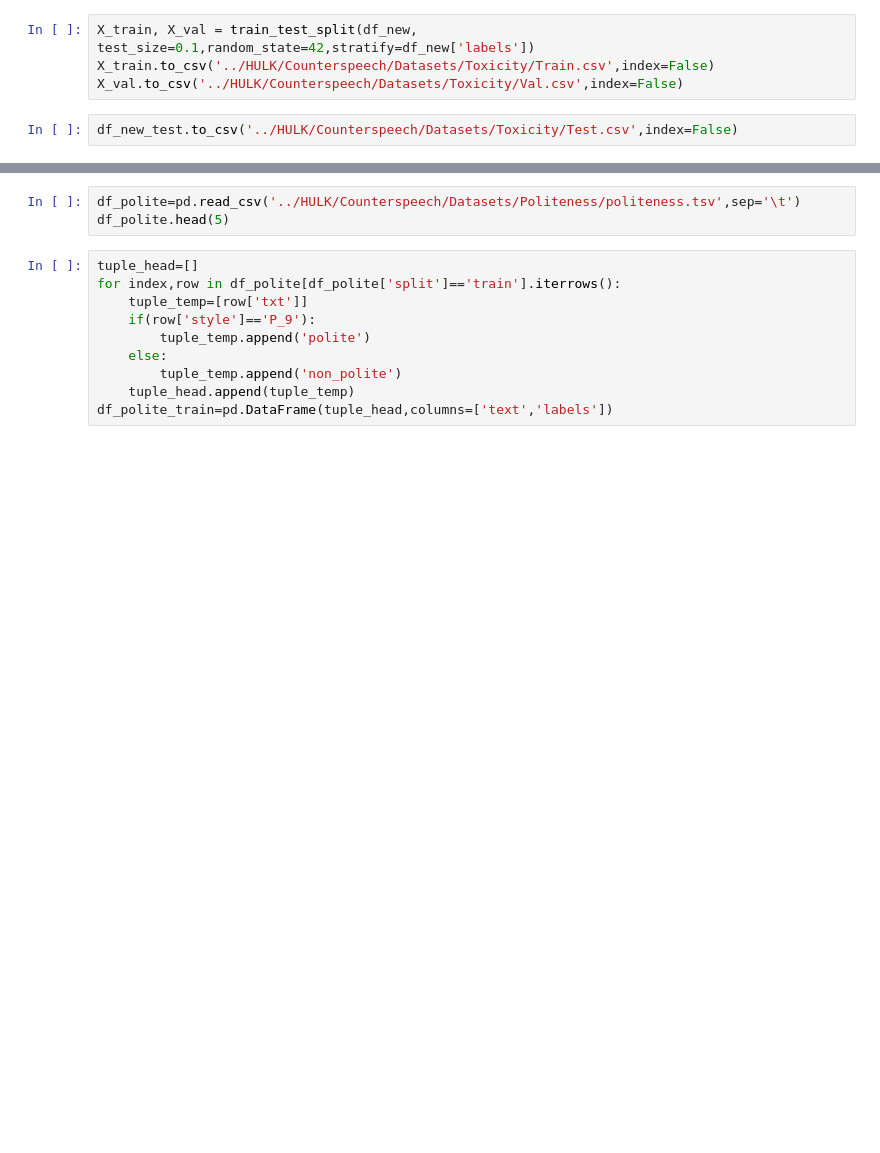
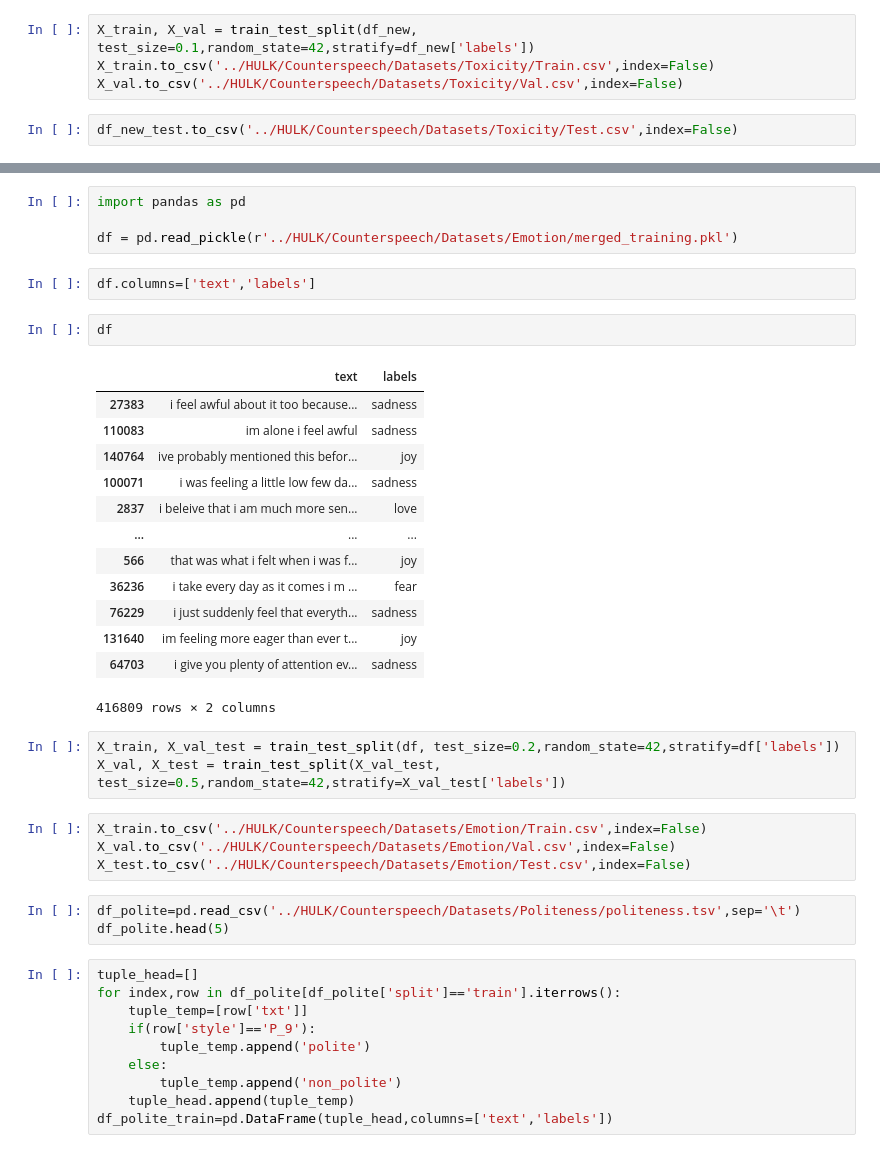
Before and after one commit to hate-alert/CounterGEDI, a Jupyter notebook: Create_training_data.ipynb, the cells around one changed output, grey strips where cells are left out. Cells and saved outputs as stored; diff of their text form; blank space fills up the shorter version.

```diff
--- a/Create_training_data.ipynb
+++ b/Create_training_data.ipynb
@@ -53,3 +109,32 @@ len(X_val)
+# %%
+import pandas as pd
+
+df = pd.read_pickle(r'../HULK/Counterspeech/Datasets/Emotion/merged_training.pkl')
+# %%
+df.columns=['text','labels']
+# %%
+df
+# %% [output]
+|  | text | labels |
+| 27383 | i feel awful about it too because... | sadness |
+| 110083 | im alone i feel awful | sadness |
+| 140764 | ive probably mentioned this befor... | joy |
+| 100071 | i was feeling a little low few da... | sadness |
+| 2837 | i beleive that i am much more sen... | love |
+| ... | ... | ... |
+| 566 | that was what i felt when i was f... | joy |
+| 36236 | i take every day as it comes i m ... | fear |
+| 76229 | i just suddenly feel that everyth... | sadness |
+| 131640 | im feeling more eager than ever t... | joy |
+| 64703 | i give you plenty of attention ev... | sadness |
+416809 rows × 2 columns
+# %%
+X_train, X_val_test = train_test_split(df, test_size=0.2,random_state=42,stratify=df['labels'])
+X_val, X_test = train_test_split(X_val_test, test_size=0.5,random_state=42,stratify=X_val_test['labels'])
+# %%
+X_train.to_csv('../HULK/Counterspeech/Datasets/Emotion/Train.csv',index=False)
+X_val.to_csv('../HULK/Counterspeech/Datasets/Emotion/Val.csv',index=False)
+X_test.to_csv('../HULK/Counterspeech/Datasets/Emotion/Test.csv',index=False)
 # %%
 df_polite=pd.read_csv('../HULK/Counterspeech/Datasets/Politeness/politeness.tsv',sep='\t')
 df_polite.head(5)
```
Also changed, not shown: parts of 9 cells of this notebook, 7 other files.
